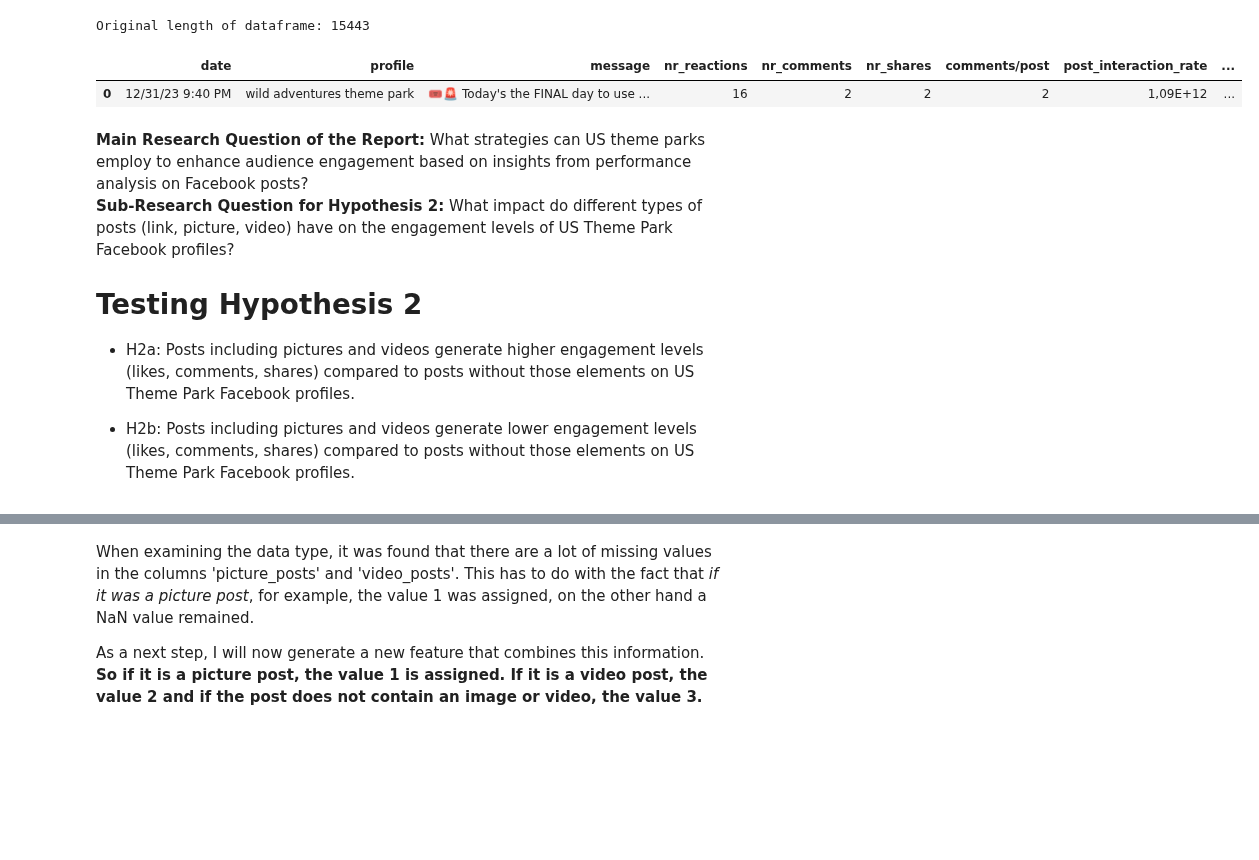
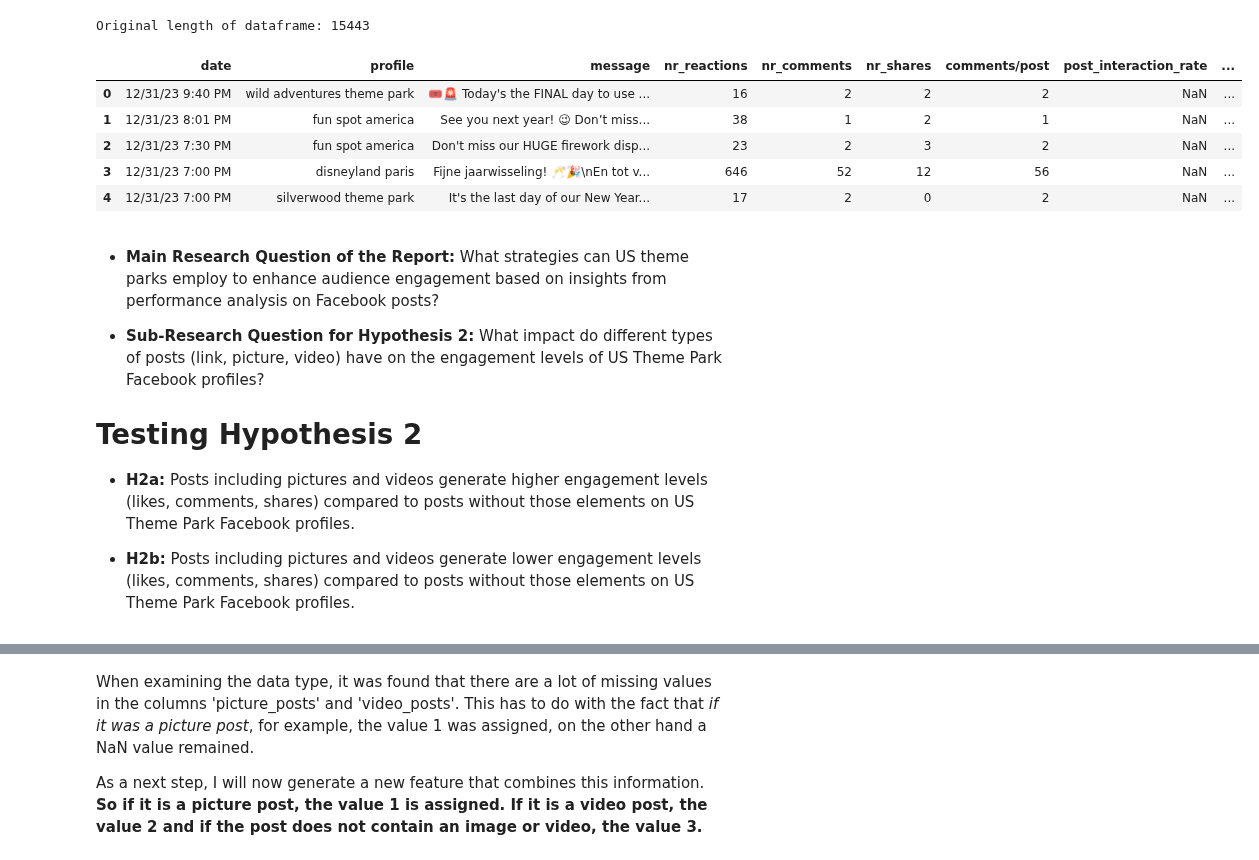
Before and after one commit to crlhbs/Group1_MarketingStrategy, a Jupyter notebook: Testing_H2.ipynb, the cells around one changed output, grey strips where cells are left out. Cells and saved outputs as stored; diff of their text form; code cells hidden in the pictures; blank space fills up the shorter version.

```diff
--- a/Testing_H2.ipynb
+++ b/Testing_H2.ipynb
@@ -23,16 +27,21 @@ print('Original length of dataframe:', df_original_len)
 # %% [output]
 Original length of dataframe: 15443
 # %%
-df.head(1)
+df.head()
 # %% [output]
 |  | date | profile | message | nr_reactions | nr_comments | nr_shares | comments/post | post_interaction_rate | ... |
-| 0 | 12/31/23 9:40 PM | wild adventures theme park | 🎟️🚨 Today's the FINAL day to use ... | 16 | 2 | 2 | 2 | 1,09E+12 | ... |
+| 0 | 12/31/23 9:40 PM | wild adventures theme park | 🎟️🚨 Today's the FINAL day to use ... | 16 | 2 | 2 | 2 | NaN | ... |
+| 1 | 12/31/23 8:01 PM | fun spot america | See you next year! 😉 Don’t miss... | 38 | 1 | 2 | 1 | NaN | ... |
+| 2 | 12/31/23 7:30 PM | fun spot america | Don't miss our HUGE firework disp... | 23 | 2 | 3 | 2 | NaN | ... |
+| 3 | 12/31/23 7:00 PM | disneyland paris | Fijne jaarwisseling! 🥂🎉\nEn tot v... | 646 | 52 | 12 | 56 | NaN | ... |
+| 4 | 12/31/23 7:00 PM | silverwood theme park | It's the last day of our New Year... | 17 | 2 | 0 | 2 | NaN | ... |
 # %% [markdown]
-**Main Research Question of the Report:** What strategies can US theme parks employ to enhance audience engagement based on insights from performance analysis on Facebook posts? <br>
-**Sub-Research Question for Hypothesis 2:** What impact do different types of posts (link, picture, video) have on the engagement levels of US Theme Park Facebook profiles?
+* **Main Research Question of the Report:** What strategies can US theme parks employ to enhance audience engagement based on insights from performance analysis on Facebook posts? <br>
+
+* **Sub-Research Question for Hypothesis 2:** What impact do different types of posts (link, picture, video) have on the engagement levels of US Theme Park Facebook profiles?
 
 # Testing Hypothesis 2
 
-* H2a: Posts including pictures and videos generate higher engagement levels (likes, comments, shares) compared to posts without those elements on US Theme Park Facebook profiles.
+* **H2a:** Posts including pictures and videos generate higher engagement levels (likes, comments, shares) compared to posts without those elements on US Theme Park Facebook profiles.
 
-* H2b: Posts including pictures and videos generate lower engagement levels (likes, comments, shares) compared to posts without those elements on US Theme Park Facebook profiles.
+* **H2b:** Posts including pictures and videos generate lower engagement levels (likes, comments, shares) compared to posts without those elements on US Theme Park Facebook profiles.
```
Also changed, not shown: parts of 12 cells of this notebook, 3 other files.
